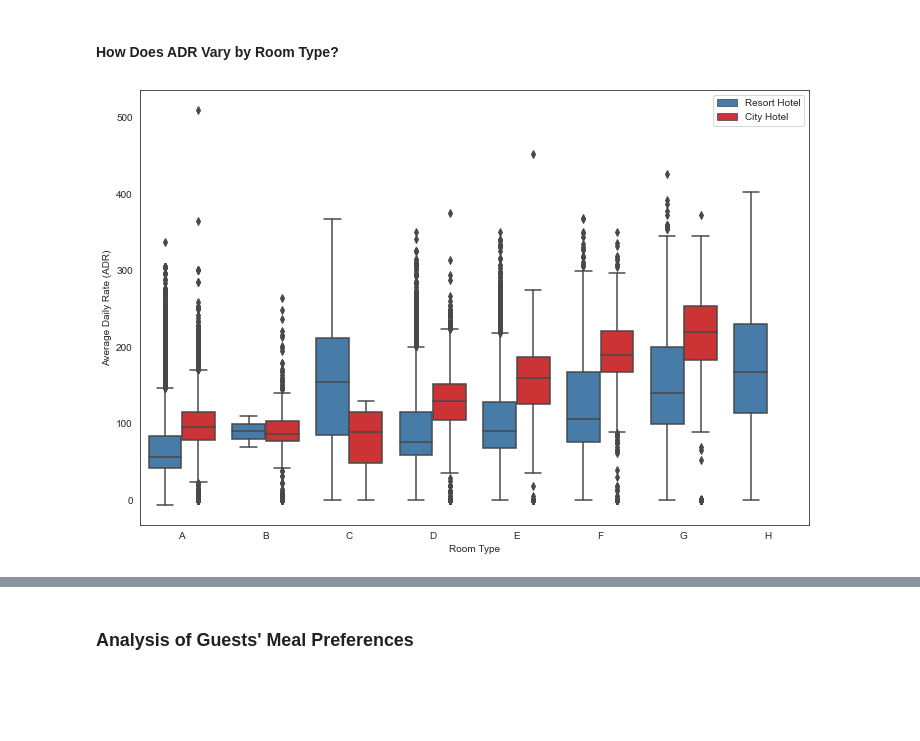
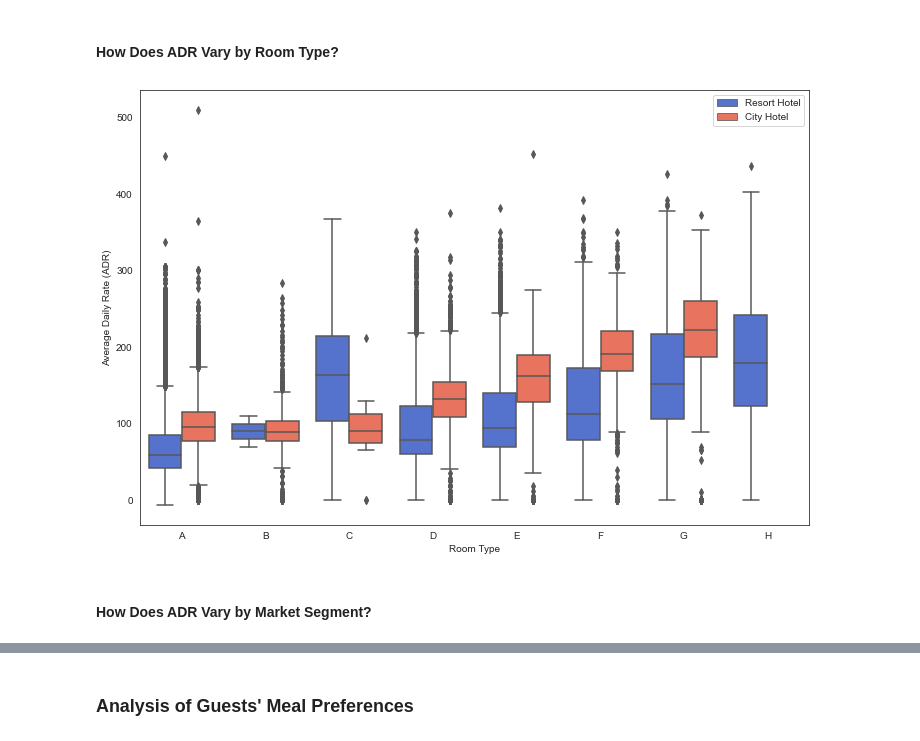
Before and after one commit to yl5787/hotel-booking-demand, a Jupyter notebook: 0-overview of visual analyses.ipynb, the cells around one changed output, grey strips where cells are left out. Saved outputs shown, nothing was run; the diff lists cells and outputs as text; code cells hidden in the pictures; blank space fills up the shorter version.

```diff
--- a/0-overview of visual analyses.ipynb
+++ b/0-overview of visual analyses.ipynb
@@ -33,6 +35,7 @@ from plotly.offline import iplot
 import plotly.express as px
 from plotly.offline import init_notebook_mode, iplot
 init_notebook_mode(connected = True)
+from scipy import stats
 import sort_dataframeby_monthorweek as sd
 
 import warnings
@@ -41,8 +44,7 @@ warnings.filterwarnings('ignore')
 pd.set_option('display.max_columns',50)
 sns.set_style("white")
 
-palette = sns.color_palette(palette='Set1', n_colors=2)
-palette.reverse()
+palette = ['royalblue', 'tomato']
 # %% [markdown]
 ### Data Collection
 # %%
@@ -160,0 +171,14 @@ df = df[~((df.arrival_date_year == 2015) & (df.arrival_date_month.isin(['July','
+# %%
+# change data type of features 'agent' and 'company' so they are categorized as categorical type features
+
+df[['agent','company']] = df[['agent','company']].apply(pd.to_numeric, downcast='integer').astype(object)
+
+# downcast numerical columns
+
+num = df.select_dtypes(exclude = ['object']).columns
+
+df[num] = df[num].apply(pd.to_numeric, downcast='integer')
+# %%
+# outlier removal
+
+df = df[df['adr'] < 5000].reset_index(drop=True)
@@ -384,11 +516,13 @@ The average price of the Resort Hotel is much higher than that of the City Hotel
 #### How Does ADR Vary by Room Type?
 # %%
 plt.figure(figsize=(12,8))
-sns.boxplot(x='reserved_room_type', y='adr', data=df_clean.sort_values(by='reserved_room_type'), hue='hotel', hue_order=['Resort Hotel','City Hotel'],
+sns.boxplot(x='reserved_room_type', y='adr', data=df.sort_values(by='reserved_room_type'), hue='hotel', hue_order=['Resort Hotel','City Hotel'],
             palette=palette)
 plt.xlabel('Room Type')
 plt.ylabel('Average Daily Rate (ADR)')
 plt.legend(title='')
 plt.show()
 # %% [output]
-[figure, old version]
+[figure, new version]
+# %% [markdown]
+#### How Does ADR Vary by Market Segment?
```
Also changed, not shown: parts of 66 cells of this notebook.
